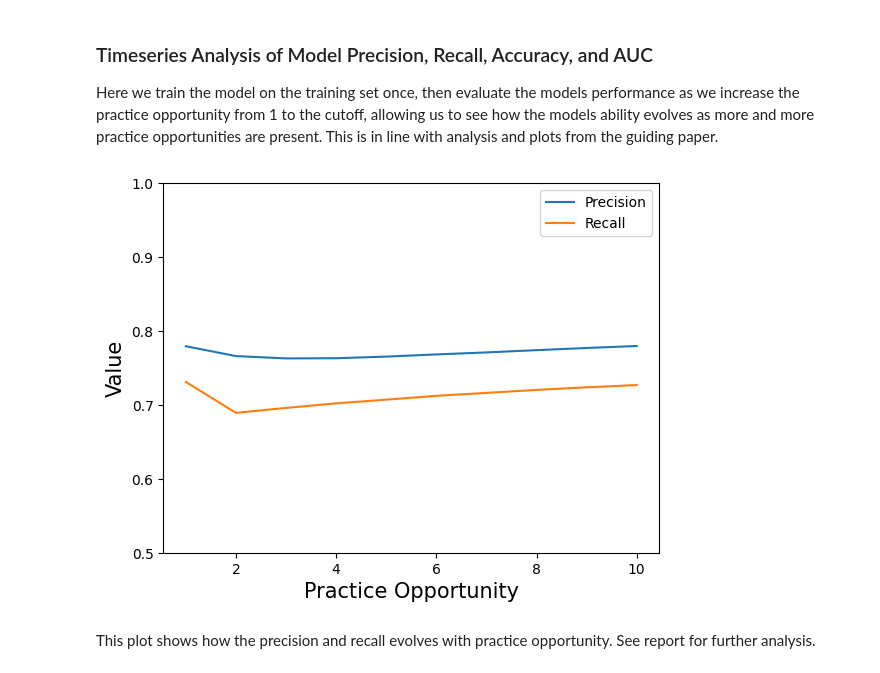
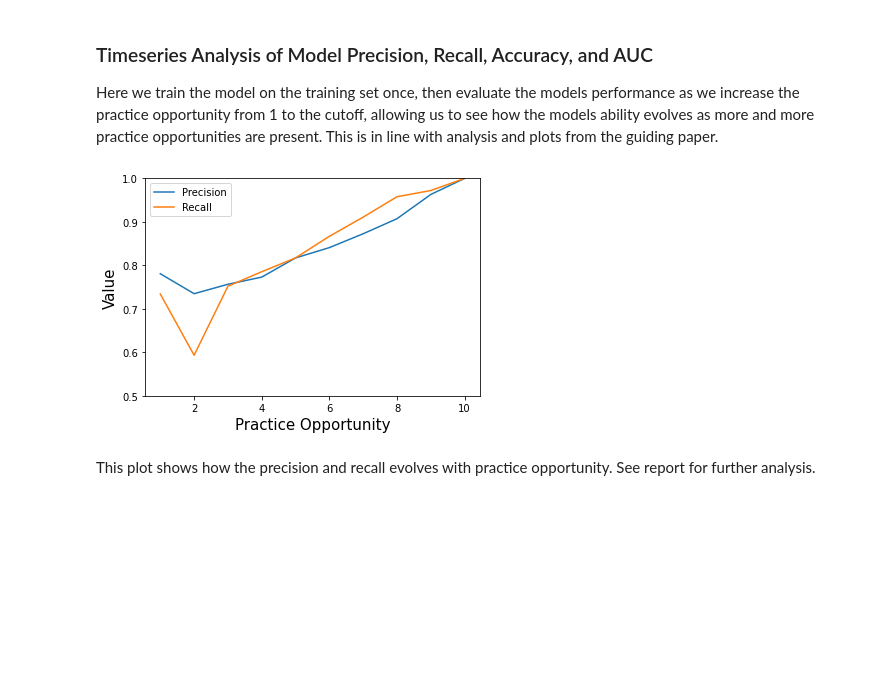
Before and after one commit to odudler/mlbd2023, a Jupyter notebook: m4_calcularis_report.ipynb, the cells around one changed output. Cells and saved outputs as stored; diff of their text form; code cells hidden in the pictures; blank space fills up the shorter version.

Commit message:
Changed plots such that recall/precision is same as in paper

```diff
--- a/m4_calcularis_report.ipynb
+++ b/m4_calcularis_report.ipynb
@@ -764,35 +764,35 @@ best_model = RandomForestClassifier(
     n_estimators=best_acc_hyperparameters[0],
     max_depth=best_acc_hyperparameters[1],
     criterion=CRITERION
 )
 best_model.fit(X_train, y_train)
 for i in range(1, PO_CUTOFF + 1):
     limited_validation = dataset[dataset.user_id.isin(validation_users)]
-    limited_validation = limited_validation[limited_validation.po <= i]
+    limited_validation = limited_validation[limited_validation.po == i]
     y_lim_val =limited_validation.is_wheelspinning
     X_lim_val = limited_validation.drop(columns=['user_id', 'is_wheelspinning'])
     y_pred = model.predict(X_lim_val)
     accuracy = balanced_accuracy_score(y_lim_val, y_pred)
 
     y_pred_proba = model.predict_proba(X_lim_val)[:,1]
     conf_matrix = confusion_matrix(y_lim_val, y_pred)
     auc = roc_auc_score(y_lim_val, y_pred_proba)
 
     accuracies.append(accuracy)
     aucs.append(auc)
     conf_matrices.append(conf_matrix)
     precisions.append(conf_matrix[1][1] / (conf_matrix[1][1] + conf_matrix[0][1]))
     recalls.append(conf_matrix[1][1] / (conf_matrix[1][0] + conf_matrix[1][1]))
 
 plt.plot([1,2,3,4,5,6,7,8,9,10], precisions)
 plt.plot([1,2,3,4,5,6,7,8,9,10], recalls)
 plt.ylim([0.5, 1])
 plt.xlabel('Practice Opportunity', fontsize=15)
 plt.ylabel('Value', fontsize=15)
 plt.legend(['Precision', 'Recall'])
 plt.show()
 # %% [output]
-[figure, old version]
+[figure, new version]
 # %% [markdown]
 This plot shows how the precision and recall evolves with practice opportunity. See report for further analysis.
 # %%
```
Also changed, not shown: parts of 7 cells of this notebook.
